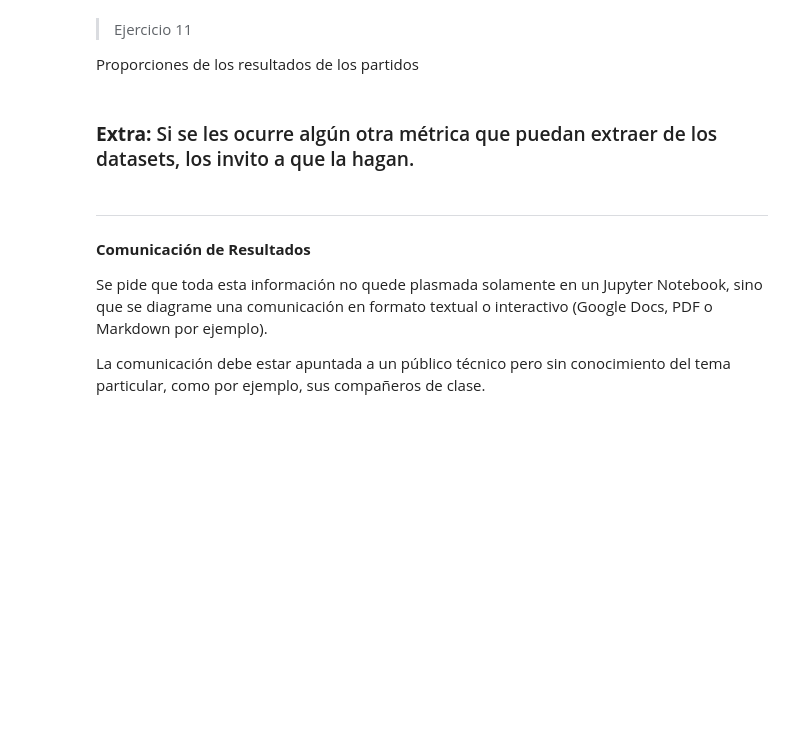
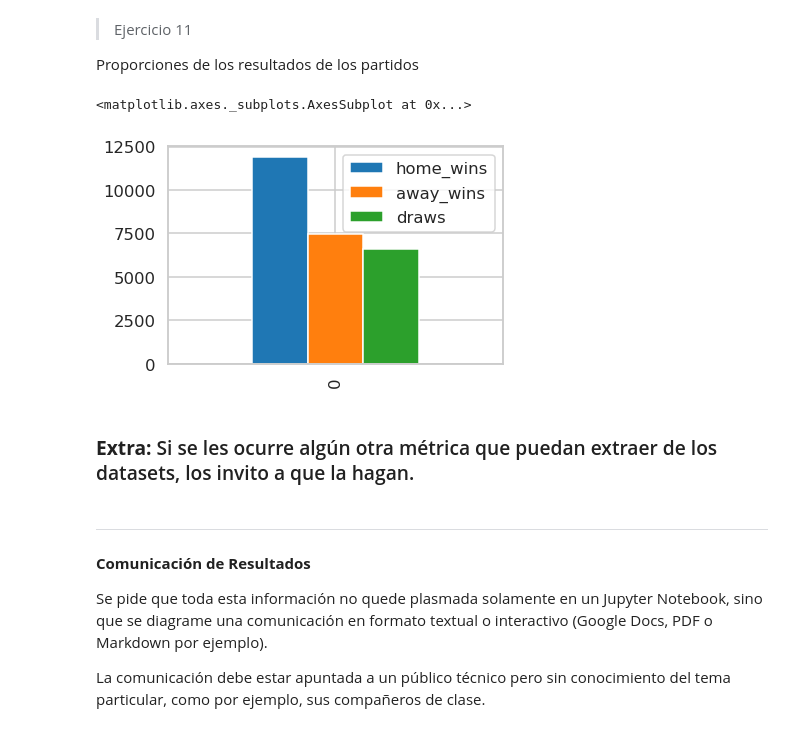
Before and after one commit to diplodatos2019/Mentoria_Analisis_Visualizacion_Datos, a Jupyter notebook: Practico_AyV_resolucion.ipynb, the cells around one changed output. Drawn from its saved outputs; the diff is of its cells as text; code cells hidden in the pictures; blank space fills up the shorter version.

```diff
--- a/Practico_AyV_resolucion.ipynb
+++ b/Practico_AyV_resolucion.ipynb
@@ -628,6 +700,23 @@ Resumen de Goles convertidos por Temporada: Total, Local y Visitante
 > Ejercicio 11
 
 Proporciones de los resultados de los partidos
+# %%
+home_wins_mask = (df_match["home_team_goal"] > df_match["away_team_goal"])
+home_wins = len(df_match.loc[home_wins_mask])
+
+away_wins_mask = (df_match["home_team_goal"] < df_match["away_team_goal"])
+away_wins = len(df_match.loc[away_wins_mask])
+
+draw_mask = (df_match["home_team_goal"] == df_match["away_team_goal"])
+draw = len(df_match.loc[draw_mask])
+
+#print(home_wins, away_wins, draw)
+match_results = pd.DataFrame({"home_wins": [home_wins], "away_wins": [away_wins], "draws": [draw]})
+
+match_results.plot(kind="bar")
+# %% [output]
+<matplotlib.axes._subplots.AxesSubplot at 0x...>
+[figure, added]
 # %% [markdown]
 ### **Extra:** Si se les ocurre algún otra métrica que puedan extraer de los datasets, los invito a que la hagan.
 # %% [markdown]
```
Also changed, not shown: parts of 9 cells of this notebook.
